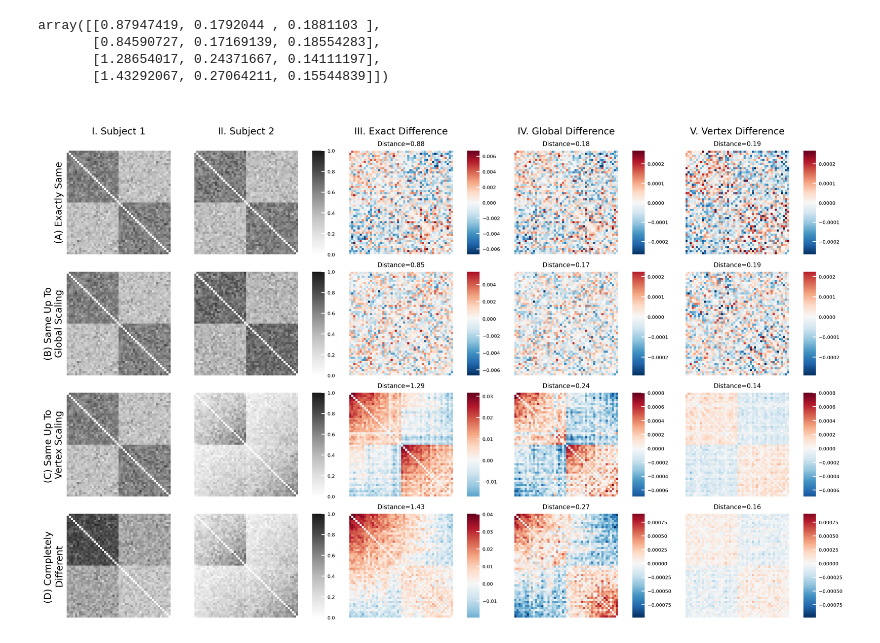
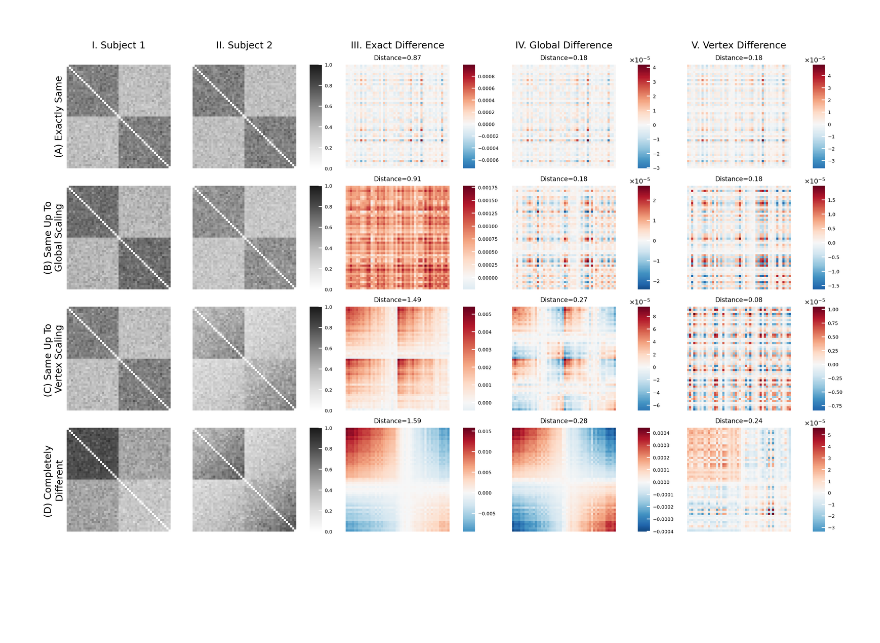
Before and after one commit to neurodata/connectomic-heritability, a Jupyter notebook: docs/3-simulations.ipynb, the cells around one changed output. Saved outputs shown, nothing was run; the diff lists cells and outputs as text; code cells hidden in the pictures; blank space fills up the shorter version.

```diff
--- a/docs/3-simulations.ipynb
+++ b/docs/3-simulations.ipynb
@@ -15,20 +15,20 @@ def compute_diff_mats(X, Y, d=2):
 
     exact = difference(X_hat, Y_hat, "exact")
     exact_norm = np.linalg.norm(exact)
-    exact = exact @ exact.T
+    # exact = exact @ exact.T
 
     global_ = difference(X_hat, Y_hat, "global")
     global_norm = np.linalg.norm(global_)
-    global_ = global_ @ global_.T
+    # global_ = global_ @ global_.T
 
     vertex = difference(X_hat, Y_hat, "vertex")
     vertex_norm = np.linalg.norm(vertex)
-    vertex = vertex @ vertex.T
+    # vertex = vertex @ vertex.T
 
-    idx = np.diag_indices_from(exact)
-    exact[idx] = 0
-    global_[idx] = 0
-    vertex[idx] = 0
+    # idx = np.diag_indices_from(exact)
+    # exact[idx] = 0
+    # global_[idx] = 0
+    # vertex[idx] = 0
 
     return exact, global_, vertex, exact_norm, global_norm, vertex_norm
 # %%
@@ -103,14 +98,8 @@ def simulate(
 out = [simulate(i) for i in ["exact", "global", "vertex", "different"]]
 
 res = np.array([out[i][0] for i in range(4)])
-norms = np.array([out[i][1] for i in range(4)])
+diffs = np.array([out[i][1] for i in range(4)])
+norms = np.array([out[i][2] for i in range(4)])
-# %%
-norms
-# %% [output]
-array([[0.87947419, 0.1792044 , 0.1881103 ],
-       [0.84590727, 0.17169139, 0.18554283],
-       [1.28654017, 0.24371667, 0.14111197],
-       [1.43292067, 0.27064211, 0.15544839]])
 # %%
 sns.set_context("talk", font_scale=0.5)
 
@@ -164,7 +153,7 @@ for rdx, row in enumerate(to_plot):
     cbar.tick_params(direction="in", length=4, width=1, color="w", labelsize=6)
 
 # plot diffs
-to_plot = res[:, 2:]
+to_plot = diffs
 to_ax = ax[1:, 3:]
 
 heatmap_idx = [0, 2, 4]
@@ -185,19 +174,27 @@ for rdx, row in enumerate(to_plot):
             vmin = vmin2
             vmax = vmax2
         heatmap(
-            col,
+            col @ col.T,
             ax=to_ax[rdx, heatmap_idx[cdx]],
             # axes_labels=node_labels,
             heatmap_kwargs=dict(
-                vmin=vmin,
-                vmax=vmax,
+                # vmin=vmin,
+                # vmax=vmax,
                 cbar=True,
                 cbar_ax=to_ax[rdx, cbar_idx[cdx]],
                 cmap="RdBu_r",
             ),
         )
         cbar = to_ax[rdx, cbar_idx[cdx]]
-        cbar.tick_params(direction="in", length=4, width=1, color="w", labelsize=6)
+        cbar.tick_params(
+            axis="y",
+            direction="in",
+            length=4,
+            width=1,
+            color="w",
+            labelsize=6,
+        )
+        cbar.ticklabel_format(axis="y", scilimits=[-2, 2])
         # cbar.ticklabel_format(useMathText=True)
         cbar.yaxis.set_major_formatter(mpl.ticker.ScalarFormatter(useMathText=True))
         val = np.linalg.norm(col)
@@ -213,33 +210,33 @@ for a in ax[0]:
 
 to_ax = ax[0]
 y_titles = [
     "I. Subject 1",
     "II. Subject 2",
     "III. Exact Difference",
     "IV. Global Difference",
     "V. Vertex Difference",
 ]
 
 for idx, col in enumerate([0, 1, 3, 5, 7]):
     to_ax[col].set_xlabel(
         y_titles[idx],
         fontdict=dict(fontsize=12),
     )
 
 to_ax = ax[1:, 0]
 x_titles = [
     "(A) Exactly Same",
     "(B) Same Up To\nGlobal Scaling",
     "(C) Same Up To \nVertex Scaling",
     "(D) Completely \nDifferent",
 ]
 
 for idx, row in enumerate(range(4)):
     to_ax[row].set_ylabel(
         x_titles[row],
         fontdict=dict(fontsize=12),
     )
 # %% [output]
-[figure, old version]
+[figure, new version]
 # %%
 fig.savefig("./figures/3-simulations.pdf", bbox_inches="tight")
```
Also changed, not shown: parts of 1 cell of this notebook, 1 other file.
